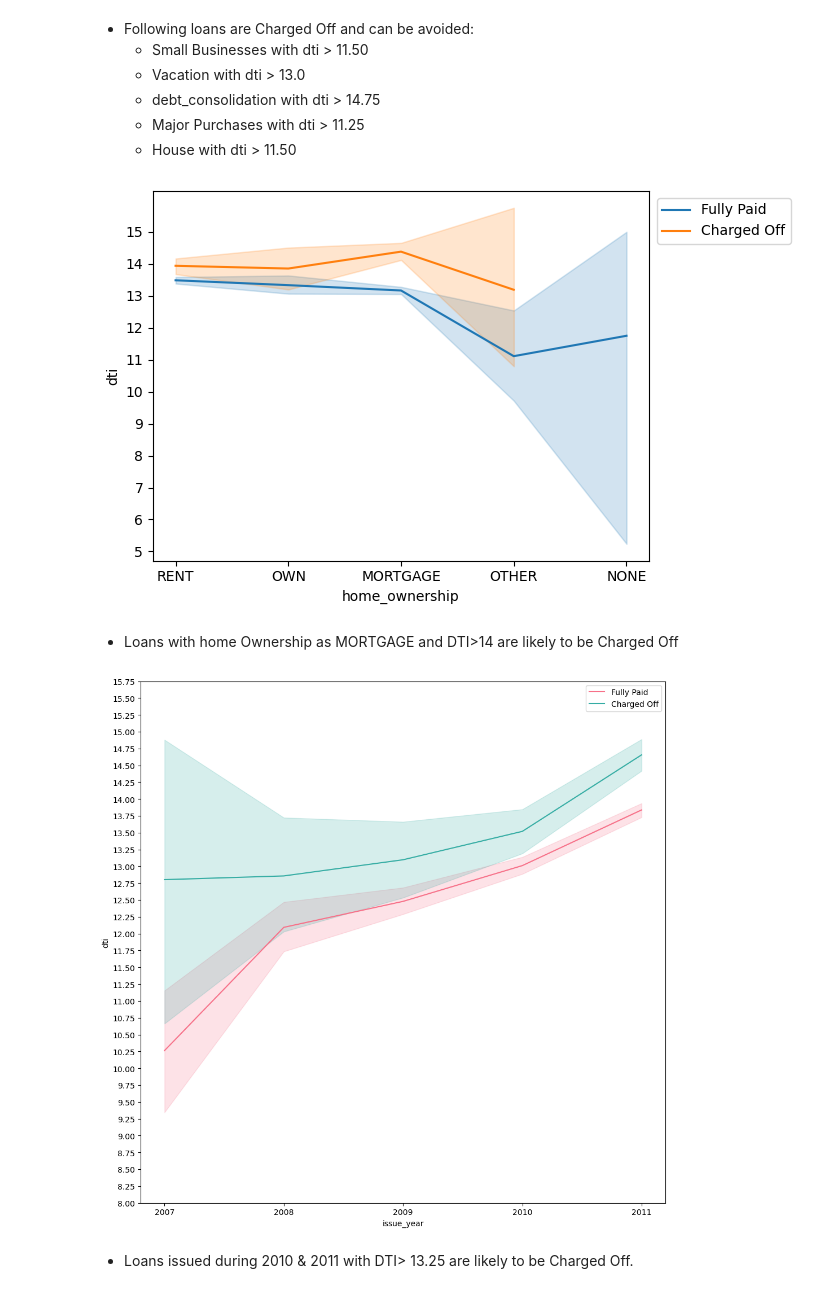
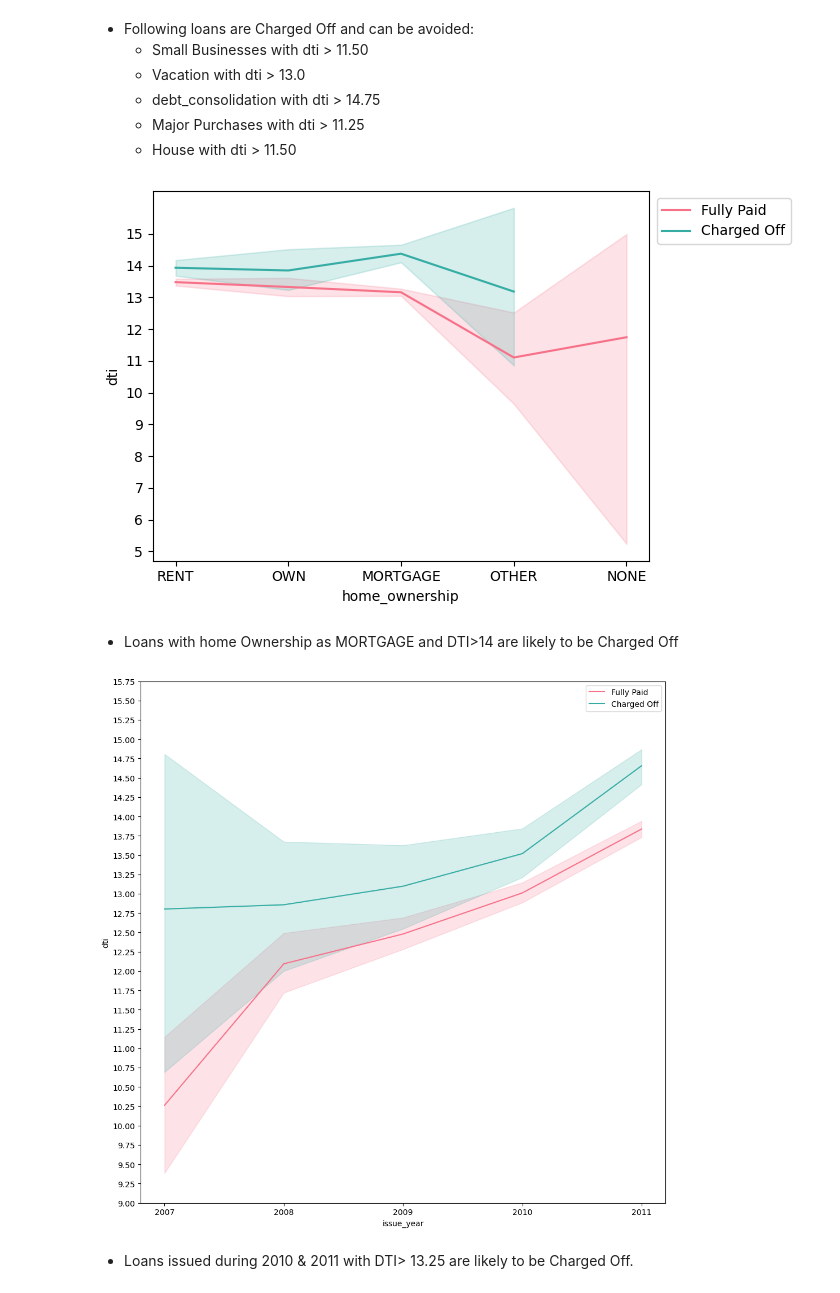
Before and after one commit to Vasista-Eranki/LendingClubCaseStudy, a Jupyter notebook: LendingClubCaseStudy.ipynb, the cells around one changed output. Saved outputs shown, nothing was run; the diff lists cells and outputs as text; code cells hidden in the pictures.

Commit message:
Added Observations for Multivarate Analysis. Added Palettes

```diff
--- a/LendingClubCaseStudy.ipynb
+++ b/LendingClubCaseStudy.ipynb
@@ -747,23 +754,23 @@ plt.show()
     - Major Purchases with dti > 11.25
     - House with dti > 11.50
 # %%
-sns.lineplot(data=loan, y='dti', x='home_ownership', sort=True, hue='loan_status')
+sns.lineplot(data=loan, y='dti', x='home_ownership', sort=True, hue='loan_status', palette='husl')
 #plt.xticks(ticks=np.arange(1, 13, 1), rotation=90)
 plt.yticks(ticks=np.arange(5, 16, 1))
 plt.legend(bbox_to_anchor=(1.3,1))
 plt.show()
 # %% [output]
-[figure, old version]
+[figure, new version]
 # %% [markdown]
 - Loans with home Ownership as MORTGAGE and DTI>14 are likely to be Charged Off
 # %%
 plt.figure(figsize=(12,12))
 sns.lineplot(data=loan, y='dti', x='issue_year', sort=True, hue='loan_status', palette='husl')
 plt.xticks(ticks=np.arange(2007, 2012, 1))
-plt.yticks(ticks=np.arange(8, 16, 0.25))
+plt.yticks(ticks=np.arange(9, 16, 0.25))
 plt.legend(bbox_to_anchor=(1,1))
 plt.show()
 # %% [output]
-[figure, old version]
+[figure, new version]
 # %% [markdown]
 - Loans issued during 2010 & 2011 with DTI> 13.25 are likely to be Charged Off.
```
Also changed, not shown: parts of 13 cells of this notebook.
